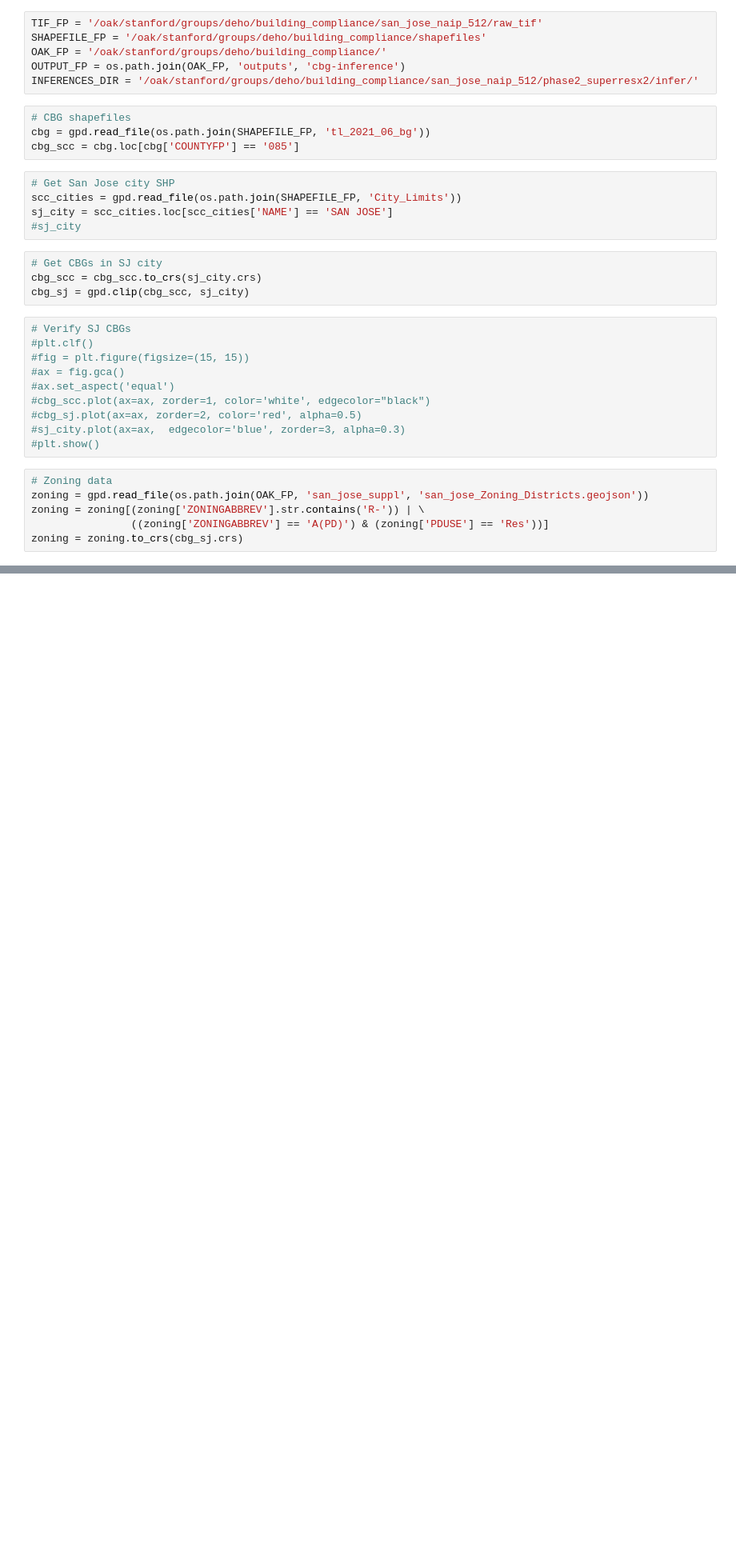
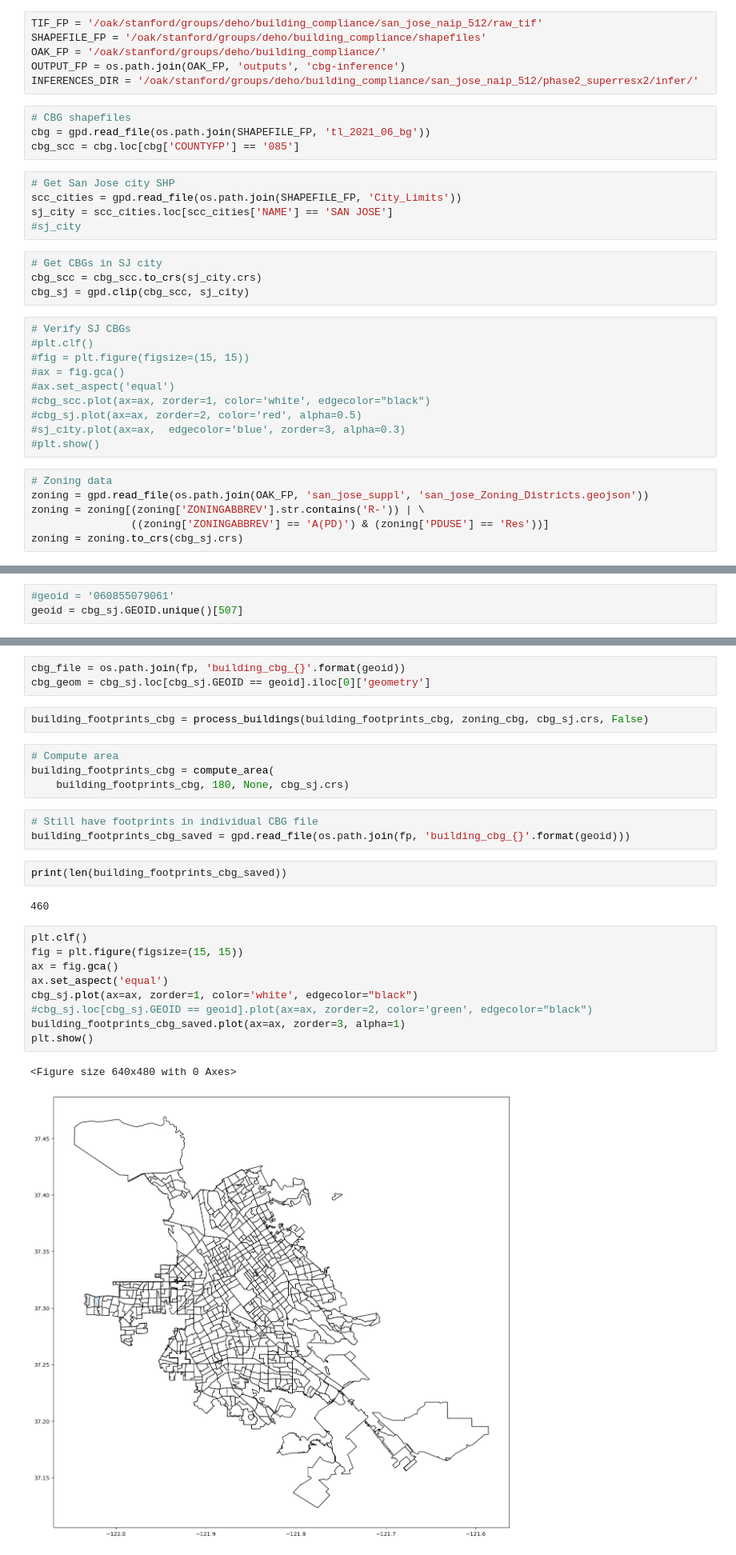
Before and after one commit to aatifjiwani/rgb-footprint-extract, a Jupyter notebook: naip_process/CBG-level Inference.ipynb, the cells around one changed output, grey strips where cells are left out. Shown at 80% size. Cells and saved outputs as stored; diff of their text form; blank space fills up the shorter version.

```diff
--- a/naip_process/CBG-level Inference.ipynb
+++ b/naip_process/CBG-level Inference.ipynb
@@ -353,0 +358,3 @@ plt.show()
+# %%
+#geoid = '060855079061'
+geoid = cbg_sj.GEOID.unique()[507]
@@ -353,0 +376,28 @@ plt.show()
+# %%
+cbg_file = os.path.join(fp, 'building_cbg_{}'.format(geoid))
+cbg_geom = cbg_sj.loc[cbg_sj.GEOID == geoid].iloc[0]['geometry']
+# %%
+building_footprints_cbg = process_buildings(building_footprints_cbg, zoning_cbg, cbg_sj.crs, False)
+# %%
+# Compute area
+building_footprints_cbg = compute_area(
+    building_footprints_cbg, 180, None, cbg_sj.crs)
+# %%
+# Still have footprints in individual CBG file
+building_footprints_cbg_saved = gpd.read_file(os.path.join(fp, 'building_cbg_{}'.format(geoid)))
+# %%
+print(len(building_footprints_cbg_saved))
+# %% [output]
+460
+# %%
+plt.clf()
+fig = plt.figure(figsize=(15, 15))
+ax = fig.gca()
+ax.set_aspect('equal')
+cbg_sj.plot(ax=ax, zorder=1, color='white', edgecolor="black")
+#cbg_sj.loc[cbg_sj.GEOID == geoid].plot(ax=ax, zorder=2, color='green', edgecolor="black")
+building_footprints_cbg_saved.plot(ax=ax, zorder=3, alpha=1)
+plt.show()
+# %% [output]
+<Figure size 640x480 with 0 Axes>
+[figure, added]
```
Also changed, not shown: parts of 35 cells of this notebook.
